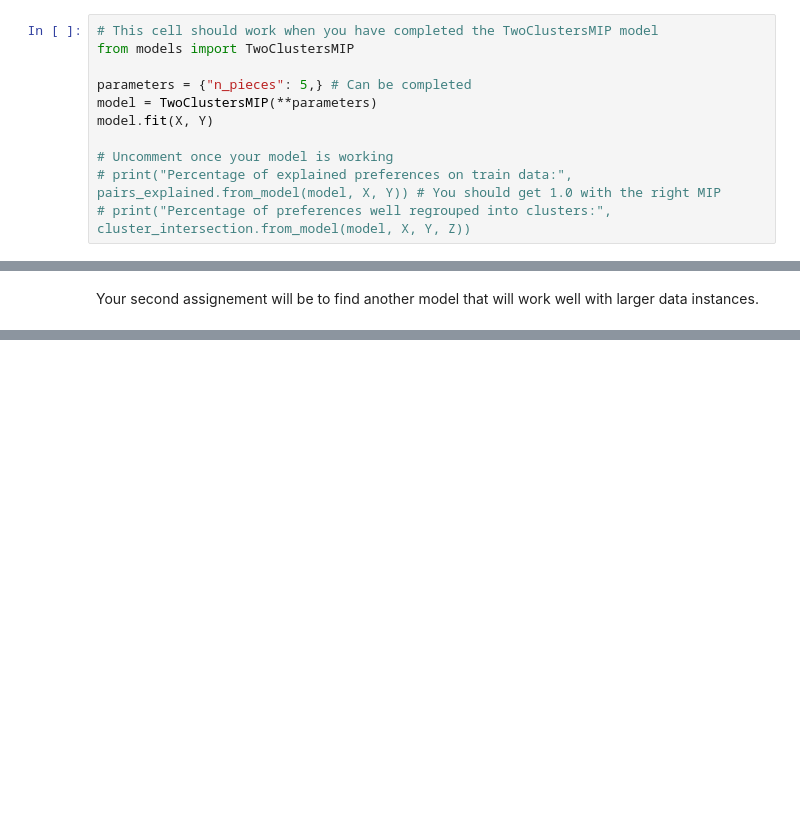
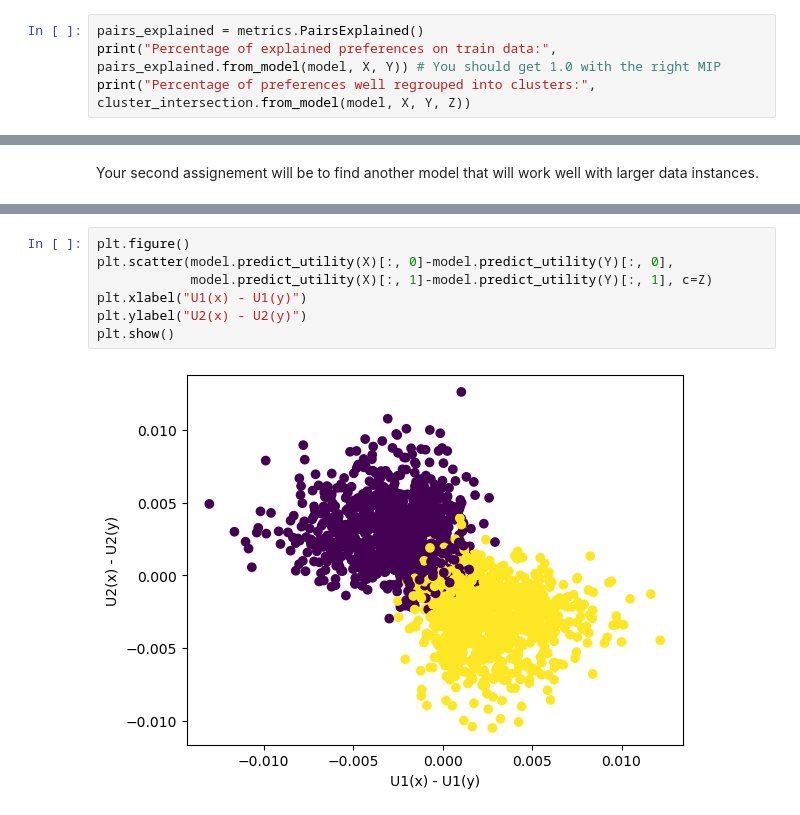
Before and after one commit to AxelV-hub/cs-sdp-2023-24, a Jupyter notebook: notebooks/example.ipynb, the cells around one changed output, grey strips where cells are left out. Cells and saved outputs as stored; diff of their text form; blank space fills up the shorter version.

```diff
--- a/notebooks/example.ipynb
+++ b/notebooks/example.ipynb
@@ -117,11 +161,4 @@ Our random model cannot explain a large part of our preference data. Your first
 # %%
-# This cell should work when you have completed the TwoClustersMIP model
-from models import TwoClustersMIP
-
-parameters = {"n_pieces": 5,} # Can be completed
-model = TwoClustersMIP(**parameters)
-model.fit(X, Y)
-
-# Uncomment once your model is working
-# print("Percentage of explained preferences on train data:", pairs_explained.from_model(model, X, Y)) # You should get 1.0 with the right MIP
-# print("Percentage of preferences well regrouped into clusters:", cluster_intersection.from_model(model, X, Y, Z))
+pairs_explained = metrics.PairsExplained()
+print("Percentage of explained preferences on train data:", pairs_explained.from_model(model, X, Y)) # You should get 1.0 with the right MIP
+print("Percentage of preferences well regrouped into clusters:", cluster_intersection.from_model(model, X, Y, Z))
@@ -142,0 +243,9 @@ Your second assignement will be to find another model that will work well with l
+# %%
+plt.figure()
+plt.scatter(model.predict_utility(X)[:, 0]-model.predict_utility(Y)[:, 0],
+            model.predict_utility(X)[:, 1]-model.predict_utility(Y)[:, 1], c=Z)
+plt.xlabel("U1(x) - U1(y)")
+plt.ylabel("U2(x) - U2(y)")
+plt.show()
+# %% [output]
+[figure, added]
```
Also changed, not shown: parts of 15 cells of this notebook, 1 other file.
